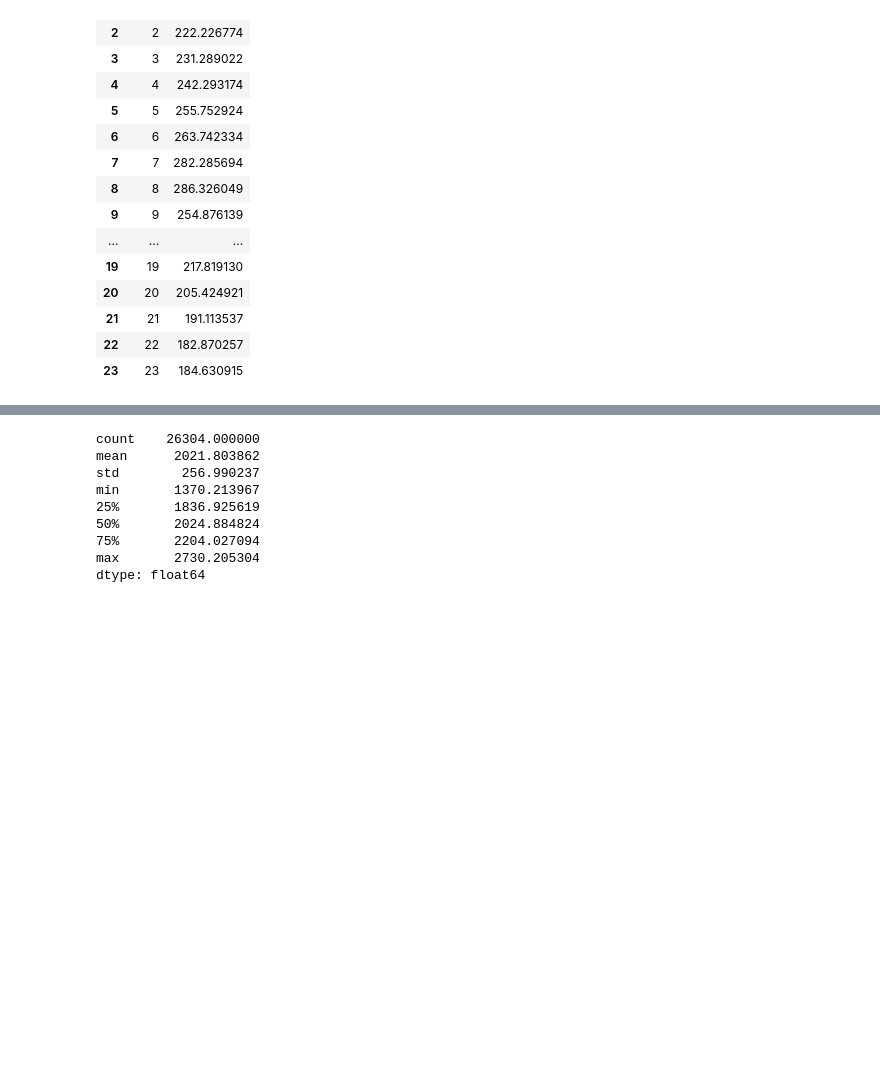
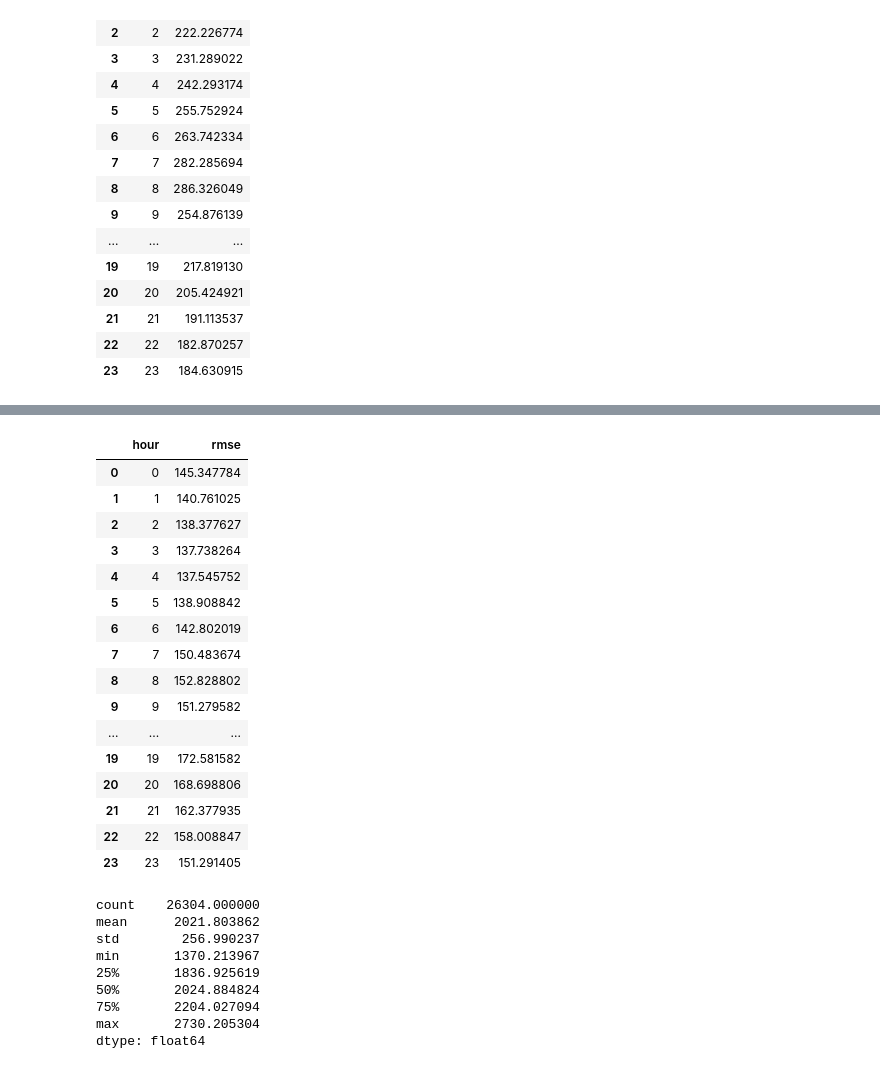
Before and after one commit to baskarsambandamurthy/jobathon-nov-2022, a Jupyter notebook: jobathon-nov-2022-fbprophet.ipynb, the cells around one changed output, grey strips where cells are left out. Saved outputs shown, nothing was run; the diff lists cells and outputs as text; code cells hidden in the pictures; blank space fills up the shorter version.

```diff
--- a/jobathon-nov-2022-fbprophet.ipynb
+++ b/jobathon-nov-2022-fbprophet.ipynb
@@ -728,3 +735,26 @@ Iteration 14. Log joint probability
+# %%
+hour_rmses_pred_train = pd.DataFrame()
+hour_rmses_pred_train['hour'] = range(24)
+hour_rmses_pred_train['rmse'] = rmses_train
+hour_rmses_pred_train
+# %% [output]
+|  | hour | rmse |
+| 0 | 0 | 145.347784 |
+| 1 | 1 | 140.761025 |
+| 2 | 2 | 138.377627 |
+| 3 | 3 | 137.738264 |
+| 4 | 4 | 137.545752 |
+| 5 | 5 | 138.908842 |
+| 6 | 6 | 142.802019 |
+| 7 | 7 | 150.483674 |
+| 8 | 8 | 152.828802 |
+| 9 | 9 | 151.279582 |
+| ... | ... | ... |
+| 19 | 19 | 172.581582 |
+| 20 | 20 | 168.698806 |
+| 21 | 21 | 162.377935 |
+| 22 | 22 | 158.008847 |
+| 23 | 23 | 151.291405 |
 # %%
 # val_mask_8 = X_val_df['hour_8']==1
 # preds[val_mask_8] = train_forecast_orig[val_mask_8]['yhat']
```
Also changed, not shown: parts of 29 cells of this notebook.
